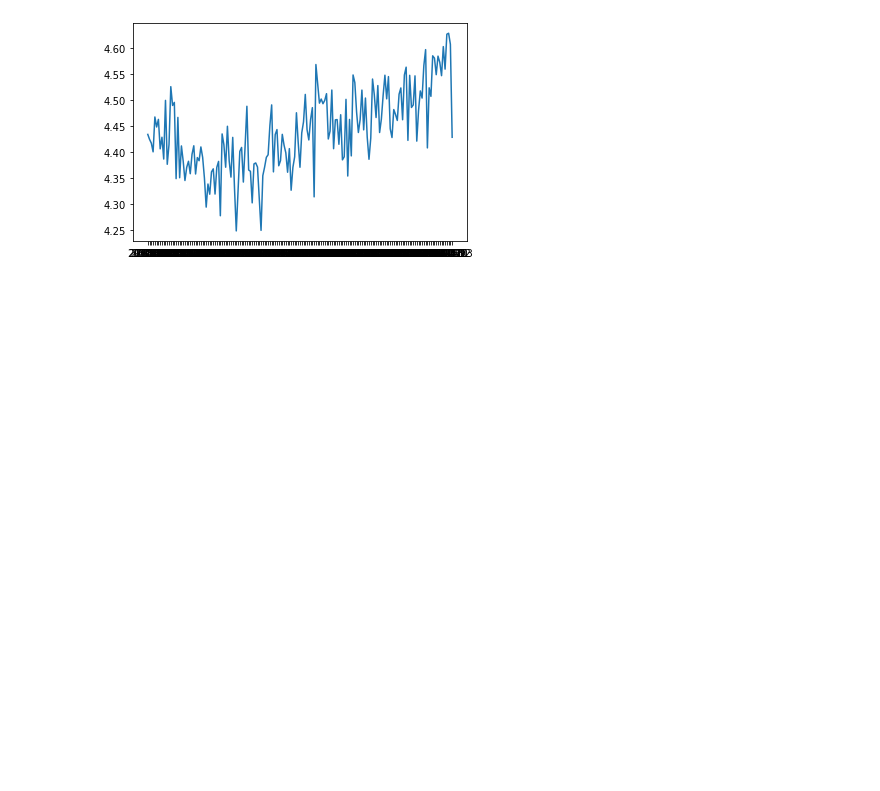
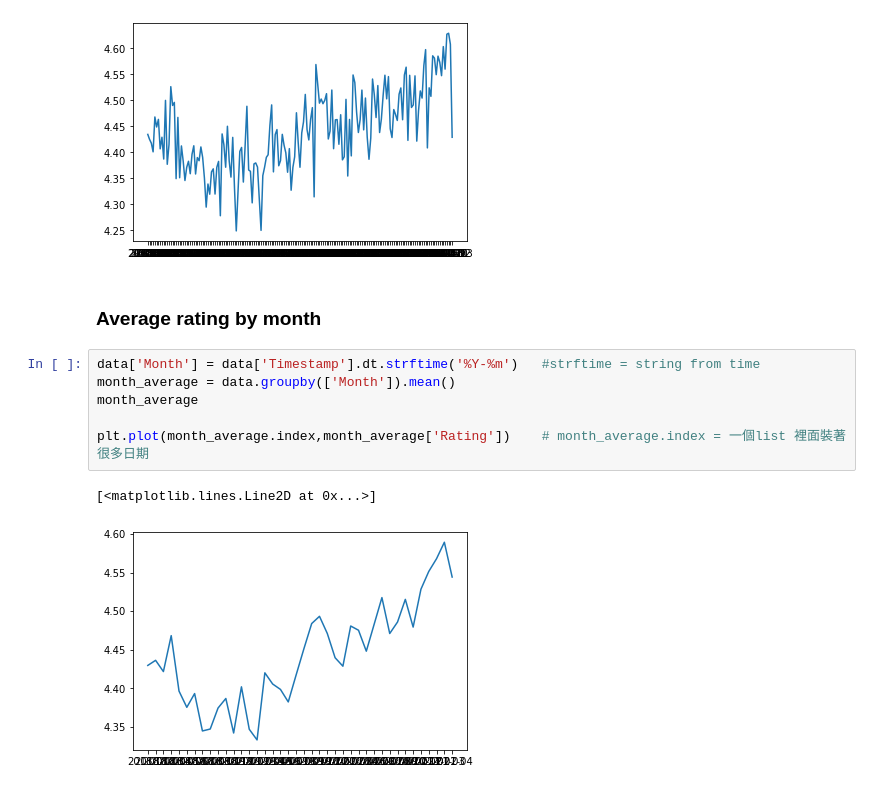
Before and after one commit to Robin-Lee03/2021, a Jupyter notebook: Jupyter/Aggregating and Plotting Average Ratings by Day.ipynb, the cells around one changed output. Drawn from its saved outputs; the diff is of its cells as text; blank space fills up the shorter version.

```diff
--- a/Jupyter/Aggregating and Plotting Average Ratings by Day.ipynb
+++ b/Jupyter/Aggregating and Plotting Average Ratings by Day.ipynb
@@ -60,3 +60,14 @@ plt.plot(week_average.index,week_average['Rating'])
 # %% [output]
 [<matplotlib.lines.Line2D at 0x...>]
 [figure]
+# %% [markdown]
+### Average rating by month
+# %%
+data['Month'] = data['Timestamp'].dt.strftime('%Y-%m')   #strftime = string from time
+month_average = data.groupby(['Month']).mean()
+month_average
+
+plt.plot(month_average.index,month_average['Rating'])    # month_average.index = 一個list 裡面裝著很多日期
+# %% [output]
+[<matplotlib.lines.Line2D at 0x...>]
+[figure, added]
```
Also changed, not shown: parts of 5 cells of this notebook.
